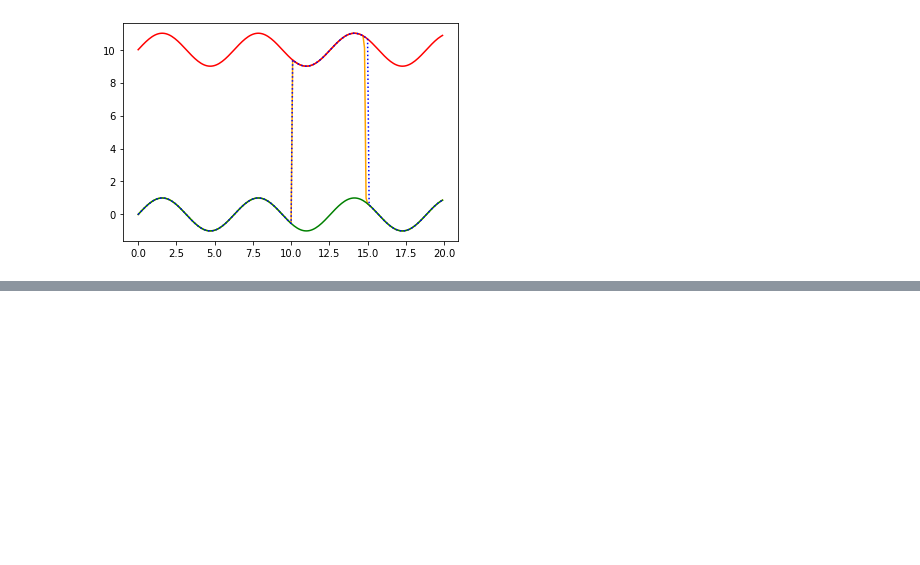
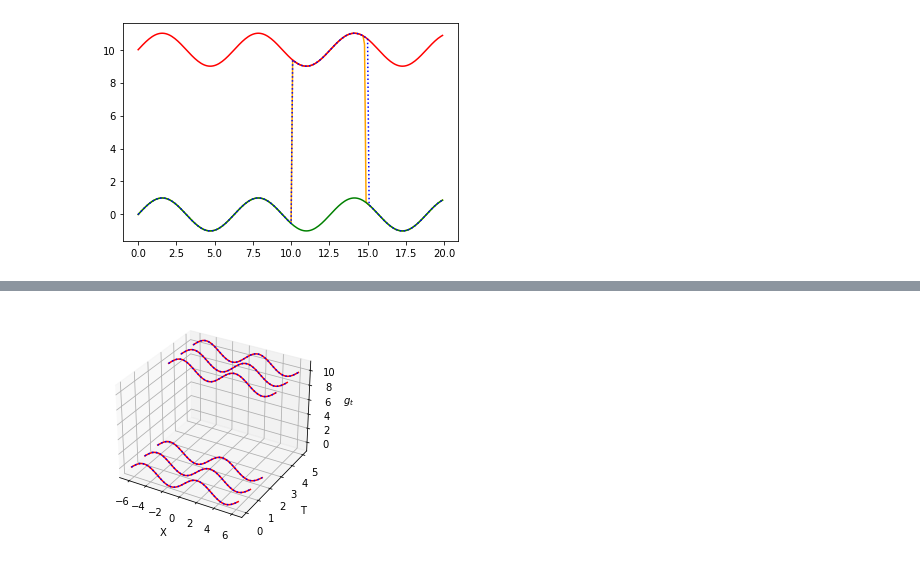
Before and after one commit to scribbler00/csge, a Jupyter notebook: examples/recreate_results.ipynb, the cells around one changed output, grey strips where cells are left out. Drawn from its saved outputs; the diff is of its cells as text; code cells hidden in the pictures; blank space fills up the shorter version.

Commit message:
#9 wip: add time-dependent weighting

```diff
--- a/examples/recreate_results.ipynb
+++ b/examples/recreate_results.ipynb
@@ -100,0 +139,37 @@ plt.plot(x_axis, targets, 'b:')
+# %%
+def g(x, t):
+    res = np.zeros([len(x), len(t)])
+    for i, val_x in enumerate(x):
+        for j, val_t in enumerate(t):
+            res_val = np.sin(val_x)
+            if val_t >= 3:
+                res_val += 10
+            res[i, j] = res_val
+    return res
+# %%
+x_axis = np.arange(-2 * np.pi, 2 * np.pi, 0.1)
+x_axis = np.reshape(x_axis, [-1, 1])
+t_axis = np.arange(0, 6, 1)
+t_axis = np.reshape(t_axis, [-1, 1])
+targets = g(x_axis, t_axis)
+# %%
+model = CSGE([f1, f2], error_function=mse, model_forecast_time_error=KNeighborsClassifier)
+model.eta = [0, 0, 3.5]
+model.leadtime_k = 6
+model.fit(x_axis, targets)
+# %%
+y0 = model.predict(x_axis, t_axis)
+y1 = f1().predict(x_axis, t_axis)
+y2 = f2().predict(x_axis, t_axis)
+# %%
+fig = plt.figure()
+ax = fig.add_subplot(111, projection='3d')
+ax.set_xlabel("X")
+ax.set_ylabel("T")
+ax.set_zlabel("$g_t$")
+ax.zaxis.set_rotate_label(False)
+for i in range(6):
+    ax.plot(xs=x_axis[:,0], ys=targets[:,i], zs = i, zdir='y', c='r')
+    ax.plot(xs=x_axis[:,0], ys=y0[:,i], zs = i, zdir='y', c='b', linestyle=':')
+# %% [output]
+[figure, added]
```
Also changed, not shown: parts of 7 cells of this notebook.
